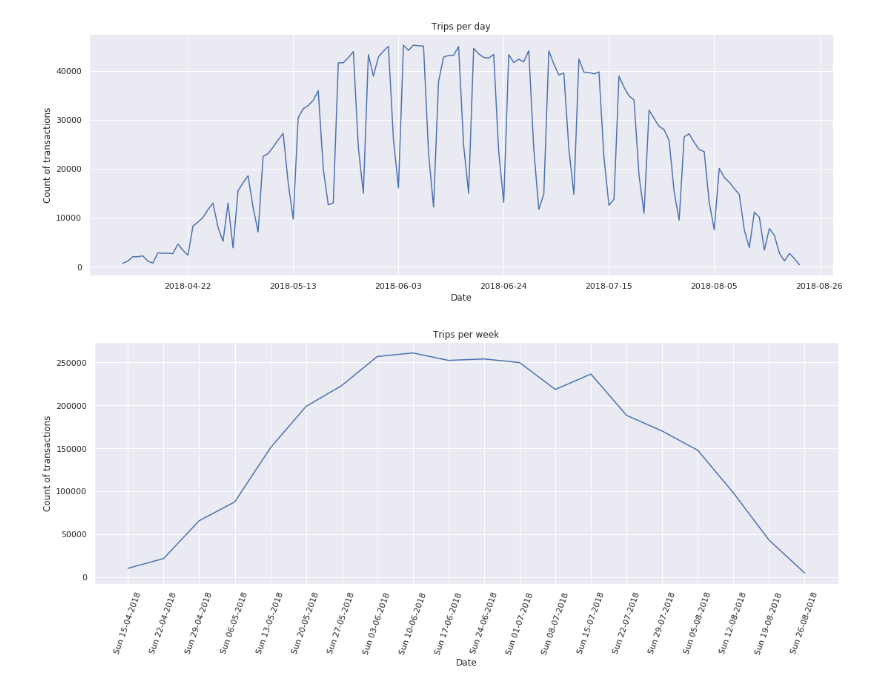
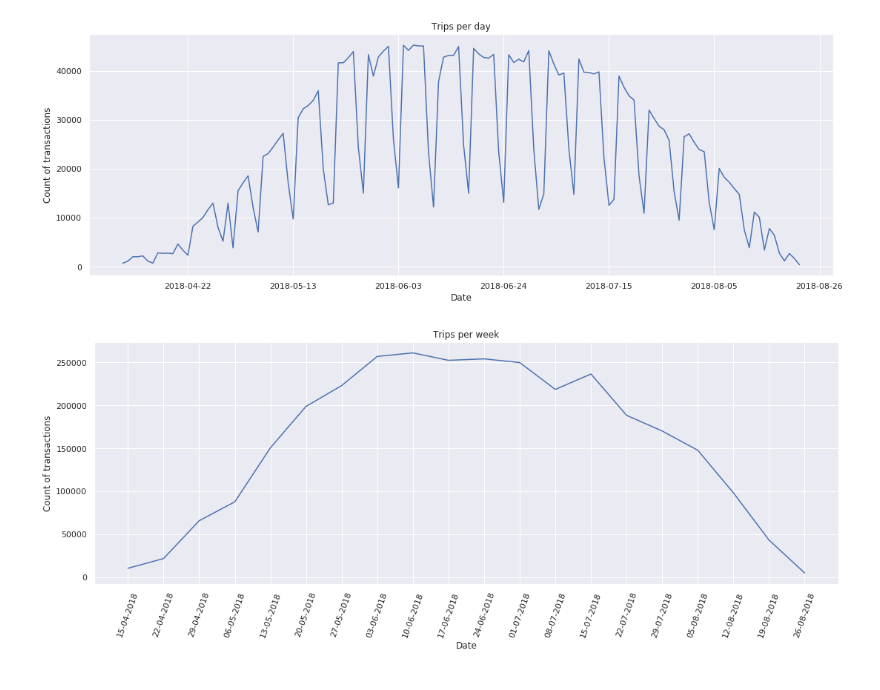
Before and after one commit to nvenegas-oliva/improve_transport, a Jupyter notebook: notebooks/20180918.ipynb, the cells around one changed output. Saved outputs shown, nothing was run; the diff lists cells and outputs as text; code cells hidden in the pictures.

```diff
--- a/notebooks/20180918.ipynb
+++ b/notebooks/20180918.ipynb
@@ -163,10 +163,10 @@ _ = plt.ylabel('Count of transactions')
 # %%
 week_count = trips.resample('W').count()['activity']
 _ = plt.figure(figsize=(18, 6))
 _ = plt.plot(week_count)
 _ = plt.title("Trips per week")
 _ = plt.xlabel('Date')
 _ = plt.ylabel('Count of transactions')
-_ = plt.xticks(week_count.index, week_count.index.strftime("%a %d-%m-%Y"), rotation=70)
+_ = plt.xticks(week_count.index, week_count.index.strftime("%d-%m-%Y"), rotation=70)
 # %% [output]
-[figure, old version]
+[figure, new version]
```
Also changed, not shown: parts of 1 cell of this notebook.
